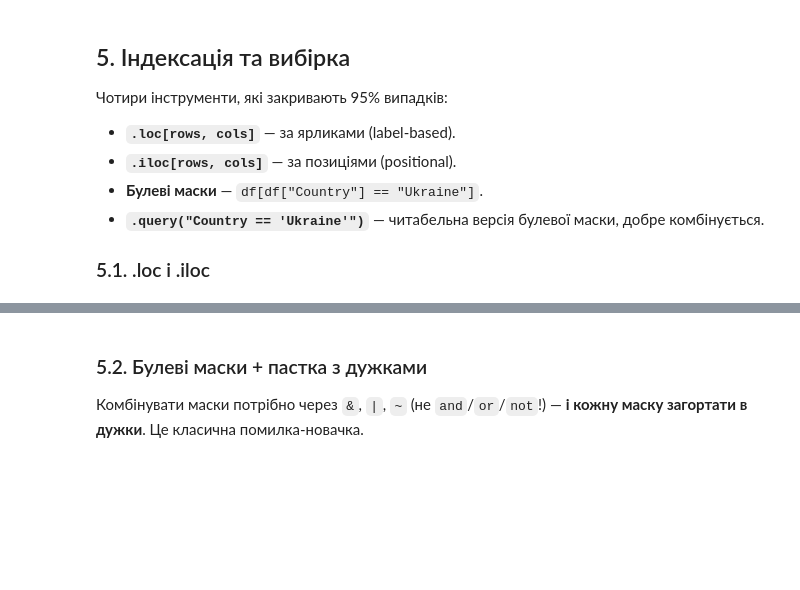
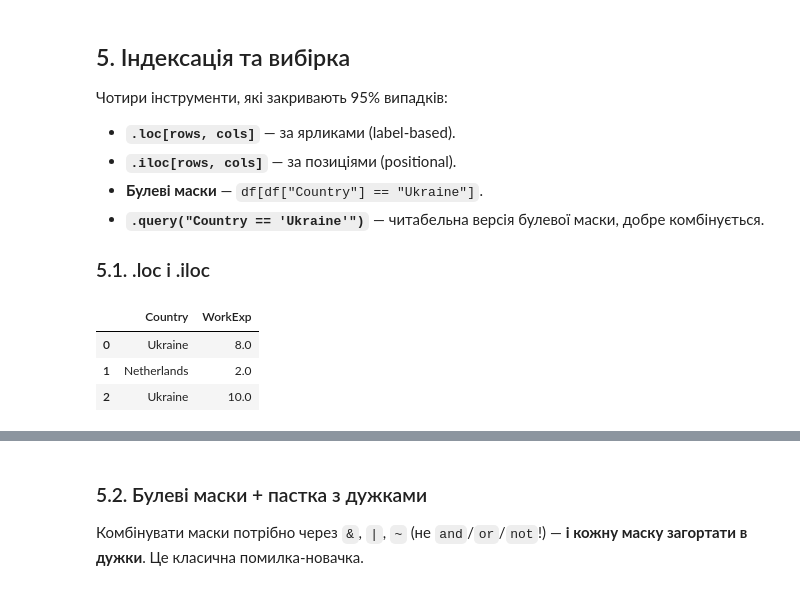
Before and after one commit to BLukash/applied_software_development_python_2026_dev, a Jupyter notebook: lectures/11-pandas-analytics/lecture-11.ipynb, the cells around one changed output, grey strips where cells are left out. Saved outputs shown, nothing was run; the diff lists cells and outputs as text; code cells hidden in the pictures; blank space fills up the shorter version.

```diff
--- a/lectures/11-pandas-analytics/lecture-11.ipynb
+++ b/lectures/11-pandas-analytics/lecture-11.ipynb
@@ -324,7 +397,12 @@ dev_type_filled.value_counts().head(10)
 # %%
 # .loc — за ярликами (індекс + імена колонок)
 # Перші 3 рядки (індекси 0, 1, 2) і дві конкретні колонки
-df.loc[0:2, ["Country", "YearsCodePro"]]
+df.loc[0:2, ["Country", "WorkExp"]]
+# %% [output]
+|  | Country | WorkExp |
+| 0 | Ukraine | 8.0 |
+| 1 | Netherlands | 2.0 |
+| 2 | Ukraine | 10.0 |
 # %%
 # .iloc — за позиціями (0-based, як Python-списки)
 # Перші 3 рядки і колонки 0, 2, 4
```
Also changed, not shown: parts of 76 cells of this notebook, 8 other files.
